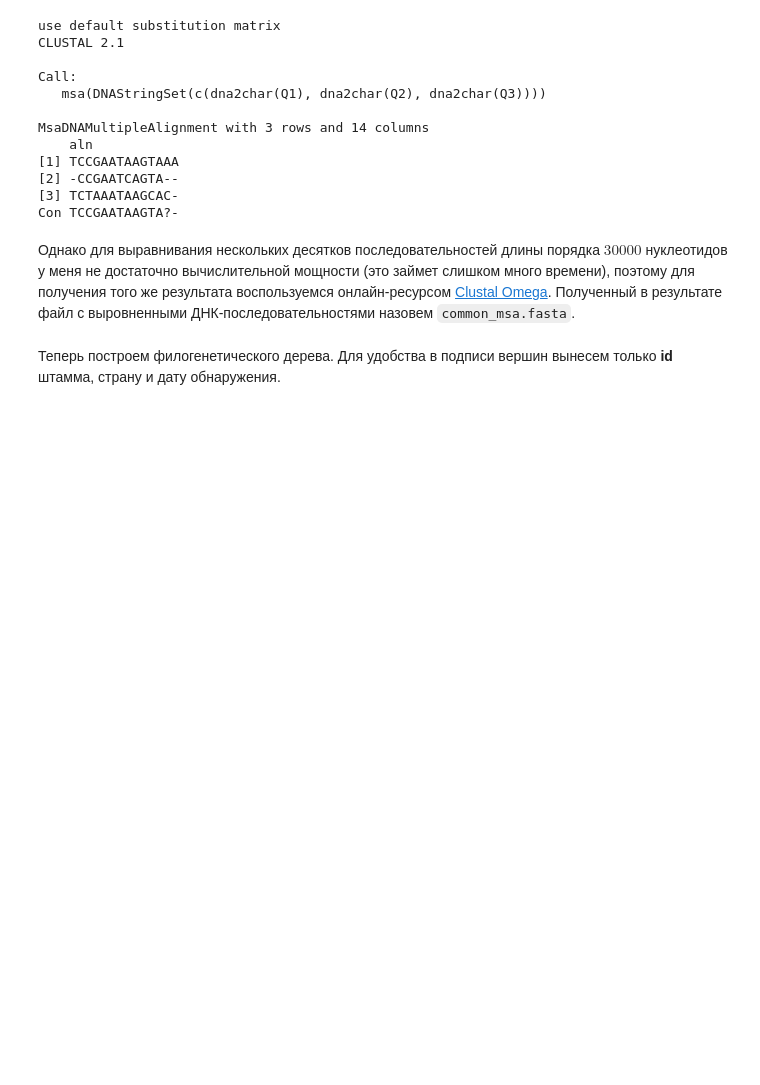
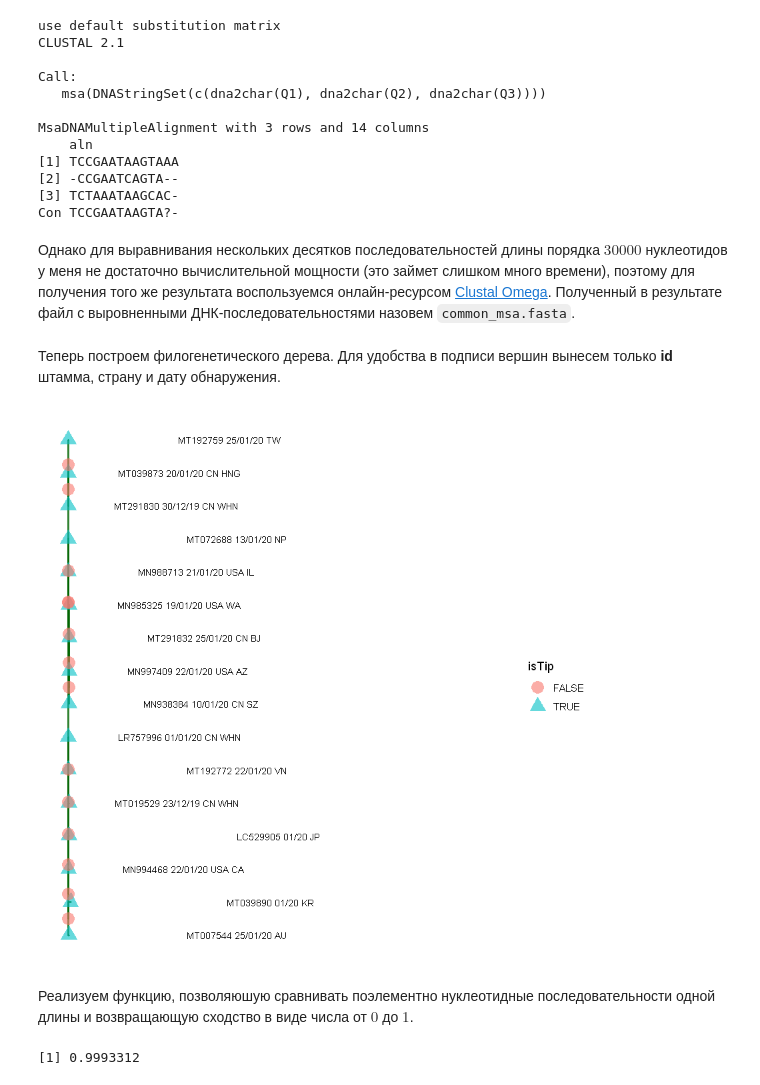
Before and after one commit to BikeevArtur/mipt-stats-ad, a Jupyter notebook: COVID_Research.ipynb, the cells around one changed output. Saved outputs shown, nothing was run; the diff lists cells and outputs as text; code cells hidden in the pictures; blank space fills up the shorter version.

```diff
--- a/COVID_Research.ipynb
+++ b/COVID_Research.ipynb
@@ -82,0 +80,12 @@ rownames(fasta_data) <- rnames
+# %%
+fasta_data <- as.matrix(read.fasta("common_msa.fasta"))
+rownames(fasta_data) <- rnames
+phy.data <- as.phyDat(as.matrix(fasta_data))
+tree <- nj(dist.ml(phy.data))
+ggtree(tree, lwd = 1, color = "darkgreen", alpha = 0.8, right = TRUE) +
+  geom_tiplab(size = 3, angle = 0, offset = 0.05, hjust = 3) +
+  geom_point(aes(shape = isTip, color = isTip), size = 5, alpha = 0.6)
+# %% [output]
+[figure, added]
+# %% [markdown]
+Реализуем функцию, позволяюшую сравнивать поэлементно нуклеотидные последовательности одной длины и возвращающую сходство в виде числа от $0$ до $1$.
@@ -82,0 +97,4 @@ rownames(fasta_data) <- rnames
+# %%
+element_wise.compare(DNAseq1, DNAseq2)
+# %% [output]
+[1] 0.9993312
```
Also changed, not shown: parts of 31 cells of this notebook, 1 other file.
